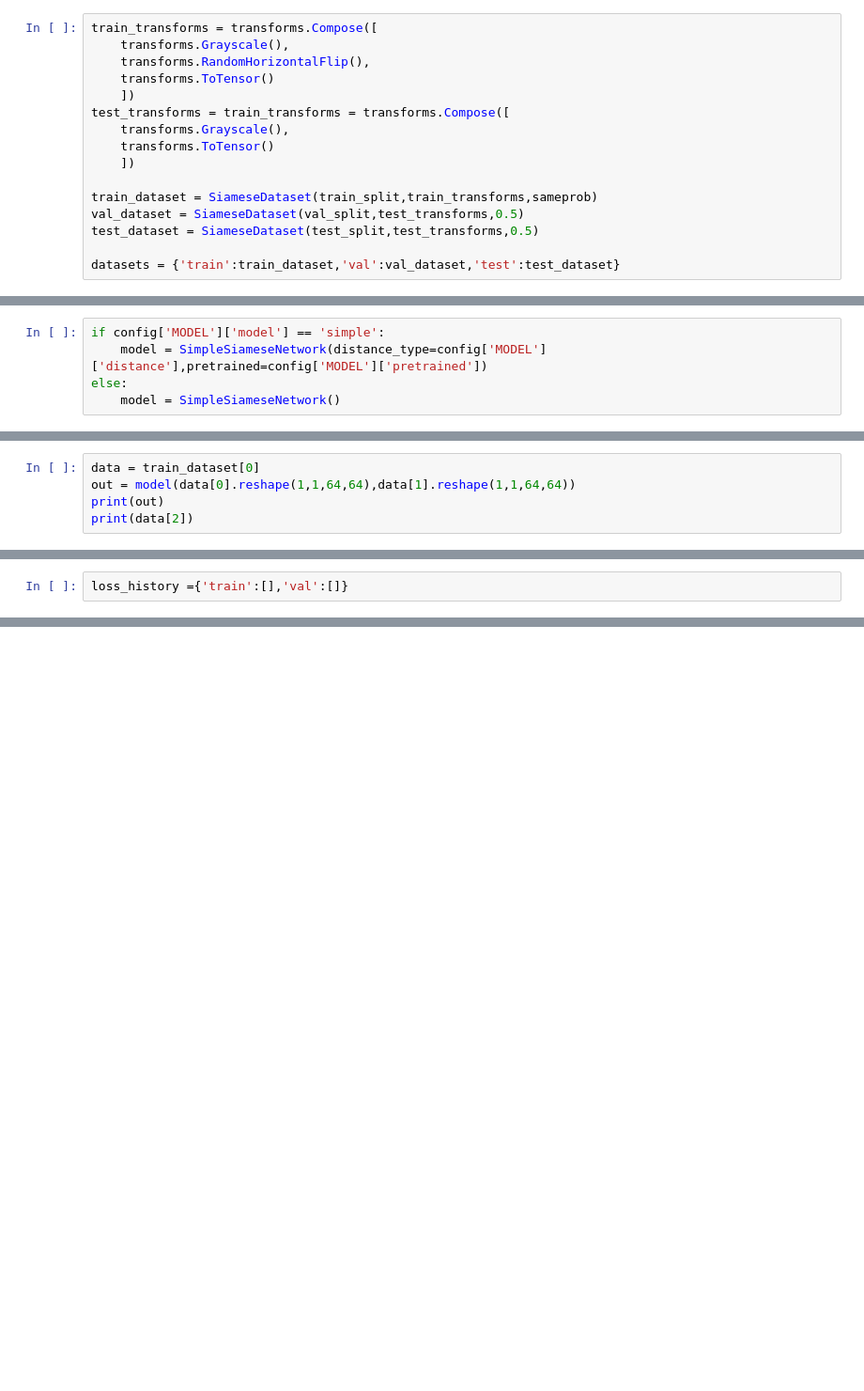
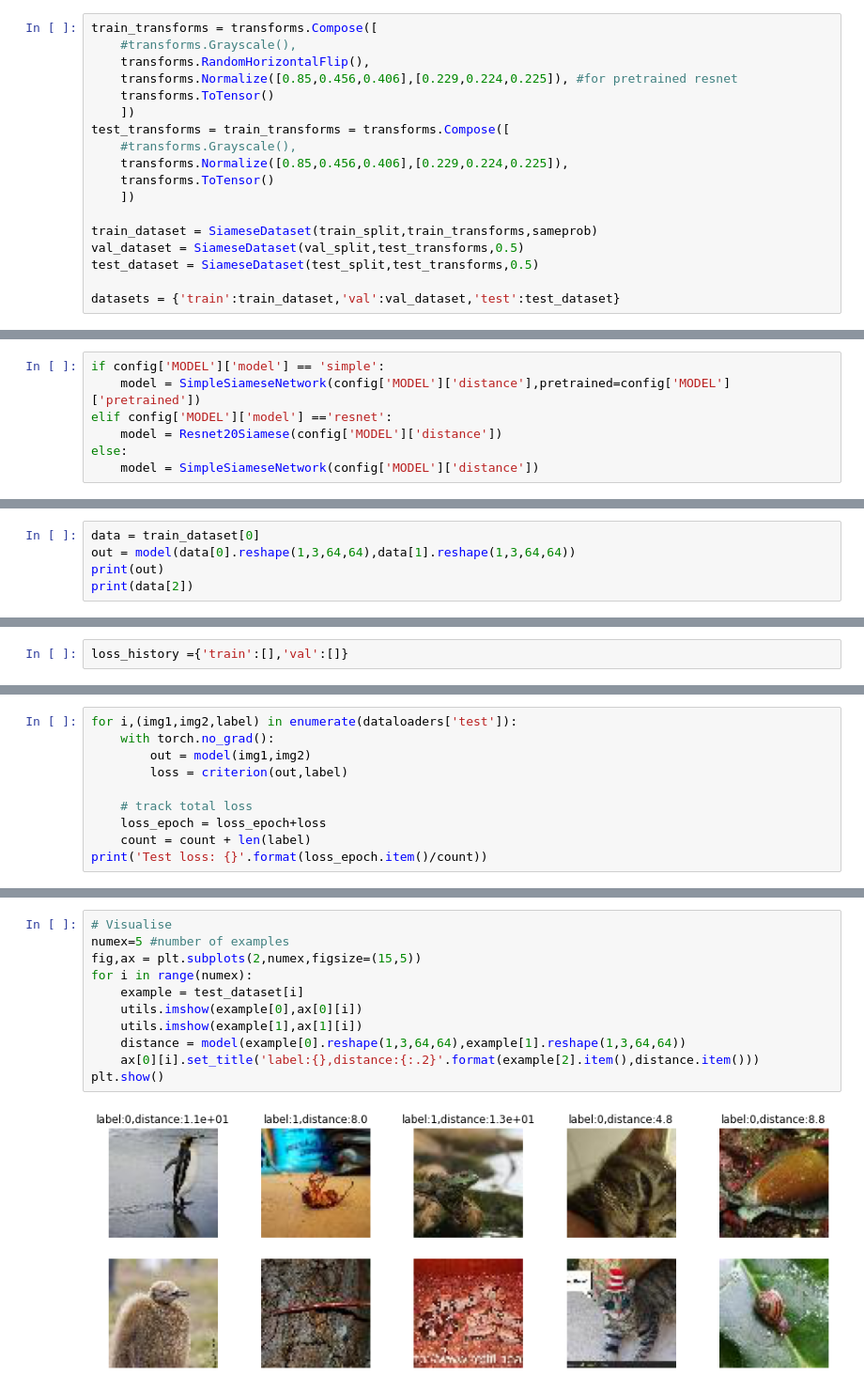
Before and after one commit to Emilija2000/Image_Matching_Siamese_Network, a Jupyter notebook: siamese.ipynb, the cells around one changed output, grey strips where cells are left out. Shown at 94% size. Cells and saved outputs as stored; diff of their text form; blank space fills up the shorter version.

Commit message:
added pretrained resnet and test

```diff
--- a/siamese.ipynb
+++ b/siamese.ipynb
@@ -29,12 +29,14 @@ dataset = readDataFolder(datadir,numclasses)
 train_split,val_split,test_split = dataSplits(dataset,0.7,0.2,0.1,)
 # %%
 train_transforms = transforms.Compose([
-    transforms.Grayscale(),
+    #transforms.Grayscale(),
     transforms.RandomHorizontalFlip(),
+    transforms.Normalize([0.85,0.456,0.406],[0.229,0.224,0.225]), #for pretrained resnet
     transforms.ToTensor()
     ])
 test_transforms = train_transforms = transforms.Compose([
-    transforms.Grayscale(),
+    #transforms.Grayscale(),
+    transforms.Normalize([0.85,0.456,0.406],[0.229,0.224,0.225]),
     transforms.ToTensor()
     ])
 
@@ -60,6 +62,8 @@ dataloaders = {
 ## Model
 # %%
 if config['MODEL']['model'] == 'simple':
-    model = SimpleSiameseNetwork(distance_type=config['MODEL']['distance'],pretrained=config['MODEL']['pretrained'])
+    model = SimpleSiameseNetwork(config['MODEL']['distance'],pretrained=config['MODEL']['pretrained'])
+elif config['MODEL']['model'] =='resnet':
+    model = Resnet20Siamese(config['MODEL']['distance'])
 else:
-    model = SimpleSiameseNetwork()
+    model = SimpleSiameseNetwork(config['MODEL']['distance'])
@@ -66,6 +72,6 @@ else:
 # %%
 data = train_dataset[0]
-out = model(data[0].reshape(1,1,64,64),data[1].reshape(1,1,64,64))
+out = model(data[0].reshape(1,3,64,64),data[1].reshape(1,3,64,64))
 print(out)
 print(data[2])
 # %% [output]
@@ -137,0 +168,10 @@ plt.plot(loss_history['val'],'r-')
+# %%
+for i,(img1,img2,label) in enumerate(dataloaders['test']):
+    with torch.no_grad():
+        out = model(img1,img2)
+        loss = criterion(out,label)
+
+    # track total loss
+    loss_epoch = loss_epoch+loss
+    count = count + len(label)
+print('Test loss: {}'.format(loss_epoch.item()/count))
@@ -137,0 +180,13 @@ plt.plot(loss_history['val'],'r-')
+# %%
+# Visualise
+numex=5 #number of examples
+fig,ax = plt.subplots(2,numex,figsize=(15,5))
+for i in range(numex):
+    example = test_dataset[i]
+    utils.imshow(example[0],ax[0][i])
+    utils.imshow(example[1],ax[1][i])
+    distance = model(example[0].reshape(1,3,64,64),example[1].reshape(1,3,64,64))
+    ax[0][i].set_title('label:{},distance:{:.2}'.format(example[2].item(),distance.item()))
+plt.show()
+# %% [output]
+[figure, added]
```
Also changed, not shown: parts of 14 cells of this notebook, 3 other files.
